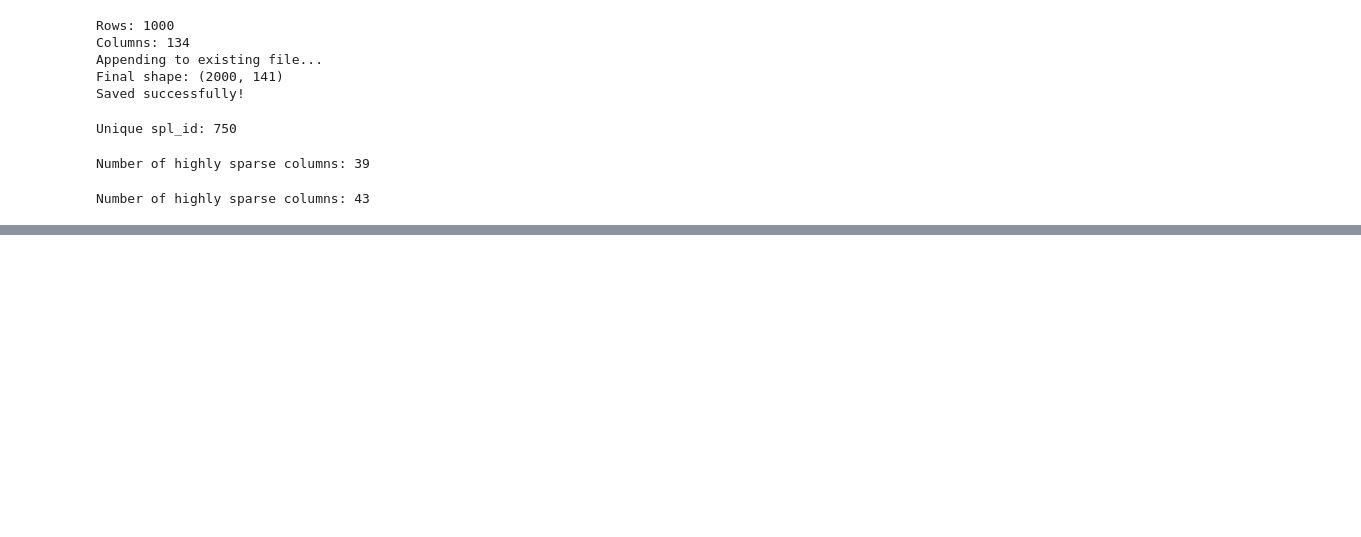
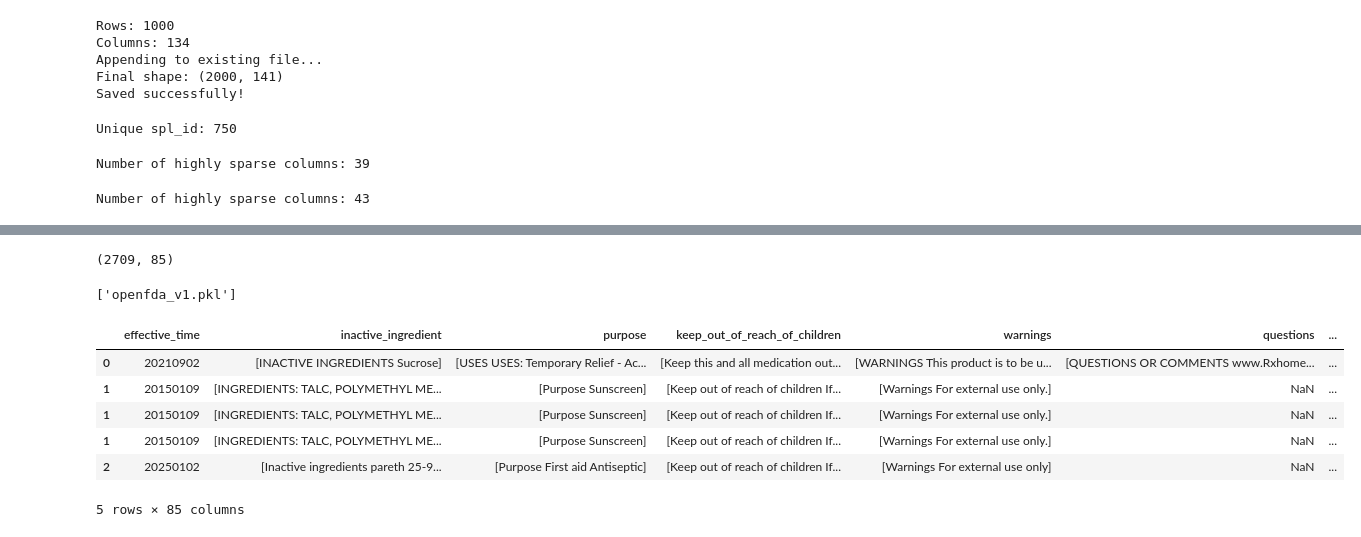
Before and after one commit to shreyakumari0301/Sim, a Jupyter notebook: data/processed/openfda.ipynb, the cells around one changed output, grey strips where cells are left out. Saved outputs shown, nothing was run; the diff lists cells and outputs as text; code cells hidden in the pictures; blank space fills up the shorter version.

```diff
--- a/data/processed/openfda.ipynb
+++ b/data/processed/openfda.ipynb
@@ -98,0 +380,28 @@ Number of highly sparse columns: 43
+# %%
+def remove_noise(x):
+    if pd.isna(x):
+        return None
+
+    # remove numbers + units + potency like 2x, 3x
+    x = re.sub(r'\d+(\.\d+)?\s*(mg|ml|g|%|mcg|x)?', '', x)
+
+    return x.strip()
+
+df_one['drug_name_clean'] = df_one['drug_name_clean'].apply(remove_noise)
+# %%
+df_one['drug_name_clean'] = df_one['drug_name_clean'].str.split(',')
+
+df_one = df_one.explode('drug_name_clean')
+
+df_one['drug_name_clean'] = df_one['drug_name_clean'].str.strip()
+# %%
+df_one['drug_name_clean'] = df_one['drug_name_clean'].replace('', None)
+
+df_one = df_one.dropna(subset=['drug_name_clean'])
+
+# remove very short junk
+df_one = df_one[df_one['drug_name_clean'].str.len() > 2]
+# %%
+junk = ['water', 'flavor', 'fragrance', 'color']
+
+df_one = df_one[~df_one['drug_name_clean'].isin(junk)]
@@ -98,0 +423,10 @@ Number of highly sparse columns: 43
+# %%
+df_one.shape
+# %% [output]
+(2709, 85)
+# %%
+import joblib
+
+joblib.dump(df_one, "openfda_v1.pkl")
+# %% [output]
+['openfda_v1.pkl']
@@ -98,0 +435,10 @@ Number of highly sparse columns: 43
+# %%
+df_one.head()
+# %% [output]
+|  | effective_time | inactive_ingredient | purpose | keep_out_of_reach_of_children | warnings | questions | ... |
+| 0 | 20210902 | [INACTIVE INGREDIENTS Sucrose] | [USES USES: Temporary Relief - Ac... | [Keep this and all medication out... | [WARNINGS This product is to be u... | [QUESTIONS OR COMMENTS www.Rxhome... | ... |
+| 1 | 20150109 | [INGREDIENTS: TALC, POLYMETHYL ME... | [Purpose Sunscreen] | [Keep out of reach of children If... | [Warnings For external use only.] | NaN | ... |
+| 1 | 20150109 | [INGREDIENTS: TALC, POLYMETHYL ME... | [Purpose Sunscreen] | [Keep out of reach of children If... | [Warnings For external use only.] | NaN | ... |
+| 1 | 20150109 | [INGREDIENTS: TALC, POLYMETHYL ME... | [Purpose Sunscreen] | [Keep out of reach of children If... | [Warnings For external use only.] | NaN | ... |
+| 2 | 20250102 | [Inactive ingredients pareth 25-9... | [Purpose First aid Antiseptic] | [Keep out of reach of children If... | [Warnings For external use only] | NaN | ... |
+5 rows × 85 columns
```
Also changed, not shown: parts of 20 cells of this notebook, 5 other files.
